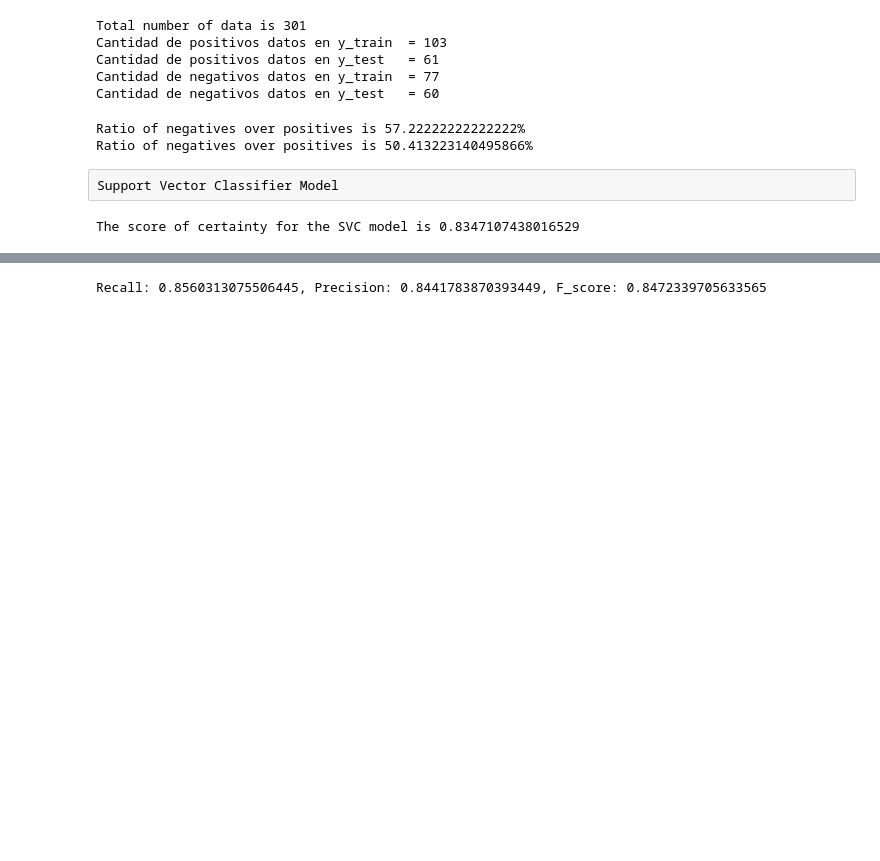
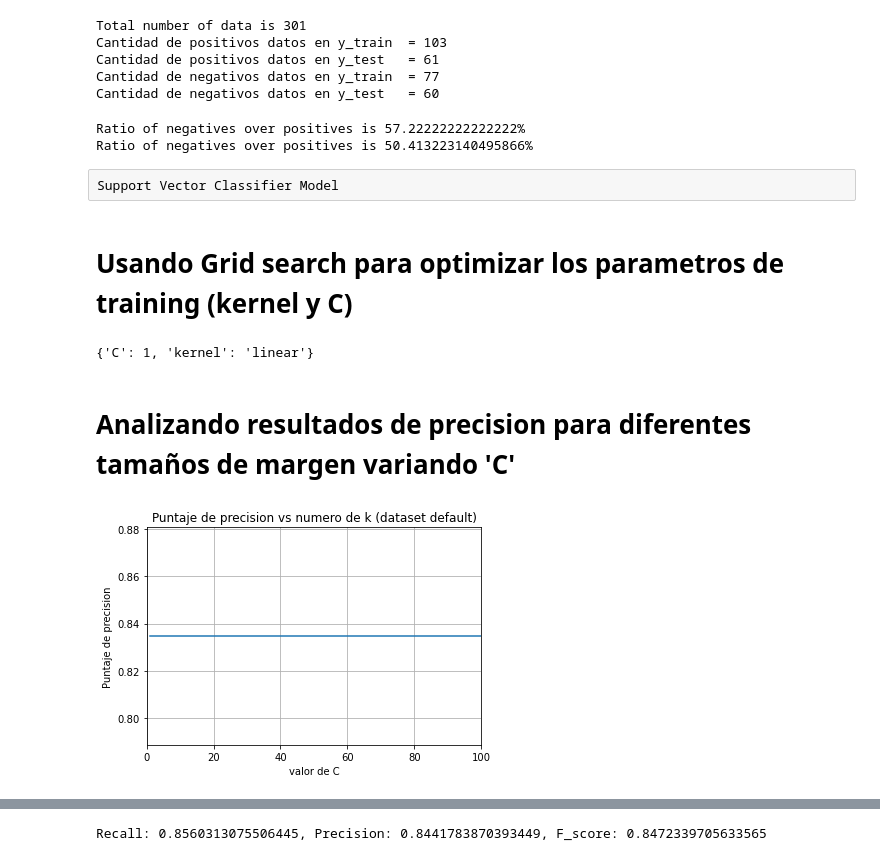
Before and after one commit to JOmarCuenca/Proyecto-Integrador-Cabrera, a Jupyter notebook: final_project/HeartAttackpredictionSVC.ipynb, the cells around one changed output, grey strips where cells are left out. Cells and saved outputs as stored; diff of their text form; code cells hidden in the pictures; blank space fills up the shorter version.

```diff
--- a/final_project/HeartAttackpredictionSVC.ipynb
+++ b/final_project/HeartAttackpredictionSVC.ipynb
@@ -367,9 +380,28 @@ Ratio of negatives over positives is 57.22222222222222%
 Ratio of negatives over positives is 50.413223140495866%
 # %% [raw]
 Support Vector Classifier Model
+# %% [markdown]
+# Usando Grid search para optimizar los parametros de training (kernel y C)
 # %%
-model = SVC(kernel='linear', C=1)
-model.fit(X_train, Y_train)
-print(f"The score of certainty for the SVC model is {model.score(X_test, Y_test)}")
+from sklearn.model_selection import GridSearchCV
+svc = SVC()
+C_range = list(range(1, 100))
+
+
+
+param_grid = {
+    'C': C_range,
+    'kernel':['linear','poly','rbf','sigmoid']
+}
+
+# defining parameter range
+grid = GridSearchCV(svc, param_grid, cv=3, scoring='roc_auc',verbose=0, n_jobs=10)
+
+# fitting the model for grid search
+grid_search=grid.fit(X_train, Y_train)
-# %% [output]
-The score of certainty for the SVC model is 0.8347107438016529
+# %%
+print(grid.best_params_)
+# %% [output]
+{'C': 1, 'kernel': 'linear'}
+# %% [markdown]
+# Analizando resultados de precision para diferentes tamaños de margen variando 'C'
@@ -375,0 +416,10 @@ The score of certainty for the SVC model is 0.8347107438016529
+# %%
+plt.title('Puntaje de precision vs numero de k (dataset default)')
+plt.plot([1,2,3,5,10,15,20,50,75,100],models)
+plt.xlabel('valor de C')
+plt.ylabel('Puntaje de precision')
+plt.xlim([0,100])
+plt.grid()
+plt.show()
+# %% [output]
+[figure, added]
```
Also changed, not shown: parts of 25 cells of this notebook.
